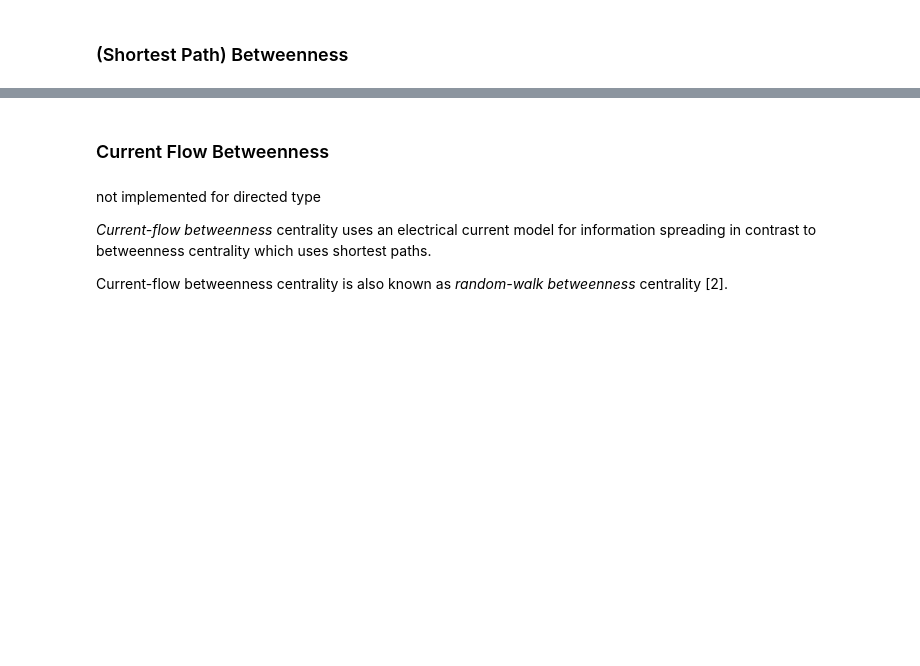
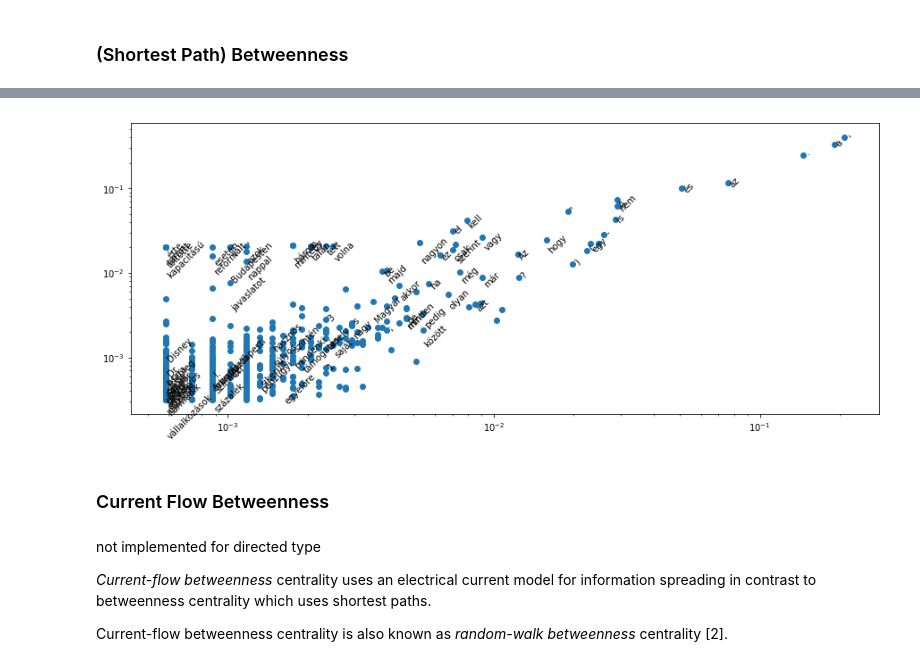
Before and after one commit to makrai/TextBetweenness, a Jupyter notebook: explor_coocc_graph.ipynb, the cells around one changed output, grey strips where cells are left out. Cells and saved outputs as stored; diff of their text form; code cells hidden in the pictures; blank space fills up the shorter version.

```diff
--- a/explor_coocc_graph.ipynb
+++ b/explor_coocc_graph.ipynb
@@ -344,6 +346,4 @@ plot_against_degree(nx.in_degree_acentrality(G), background=nx.out_degree_centra
 # %%
 samp_siz = 50
 logging.info(samp_siz)
-plot_against_degree(
-    nx.betweenness_centrality(G, samp_siz, normalized=True),
-    annot_prob=.05)
+btw = nx.betweenness_centrality(G, samp_siz, normalized=True)
@@ -352,0 +350,3 @@ plot_against_degree(
+# %%
+plot_against_degree(btw)#, annot_prob=.05, annot_all_from_y=.005)
+# %% [output]
@@ -353,3 +354,4 @@ plot_against_degree(
+[figure, added]
 # %% [markdown]
 ### Current Flow Betweenness
 # %% [markdown]
```
Also changed, not shown: parts of 79 cells of this notebook, 2 other files.
